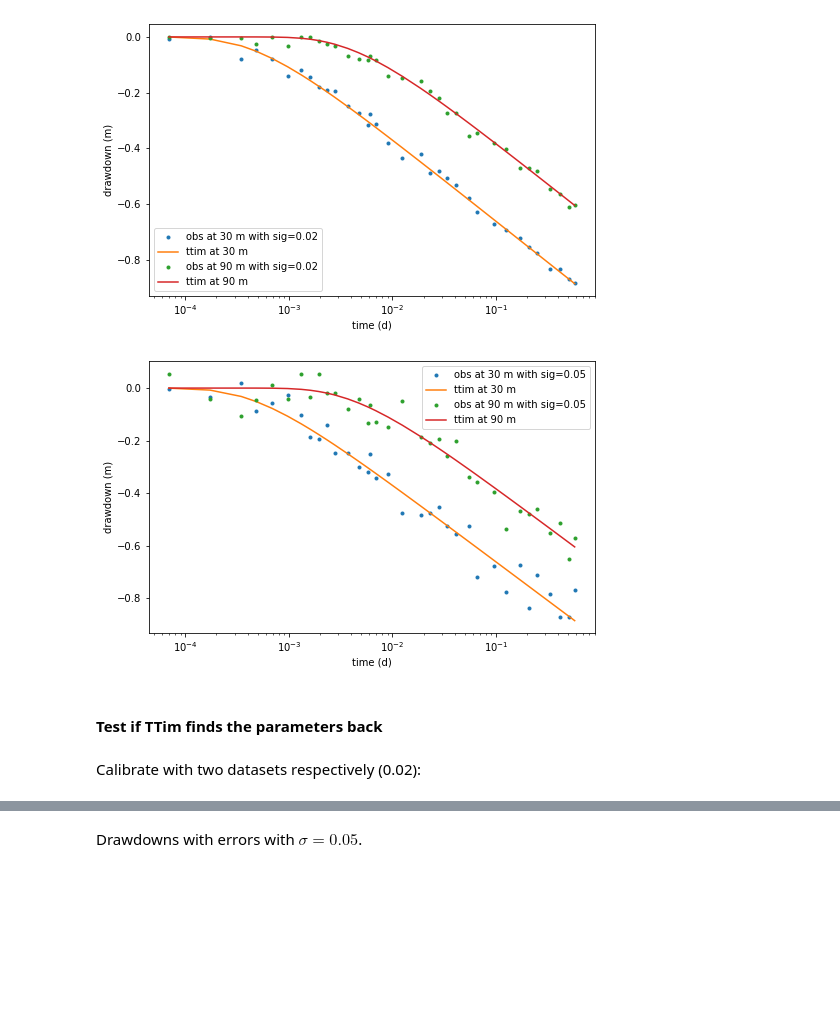
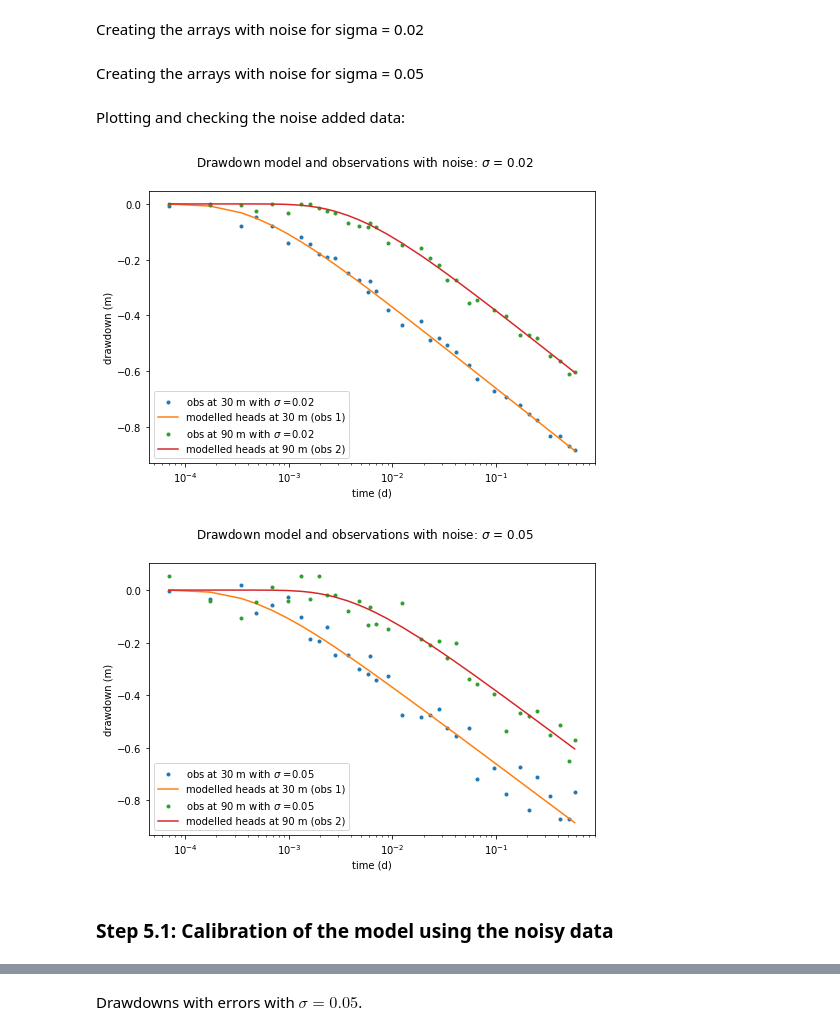
Before and after one commit to mbakker7/ttim, a Jupyter notebook: pumpingtest_benchmarks/0_synthetic_data.ipynb, the cells around one changed output, grey strips where cells are left out. Cells and saved outputs as stored; diff of their text form; code cells hidden in the pictures; blank space fills up the shorter version.

```diff
--- a/pumpingtest_benchmarks/0_synthetic_data.ipynb
+++ b/pumpingtest_benchmarks/0_synthetic_data.ipynb
@@ -32,0 +58,7 @@ Add noises:
+# %%
+ml = ModelMaq(kaq= k, # Hydraulic Conductivity of the aquifer
+              z =[-18, -25], # Top and bottom dimensions of the aquifer layer. The leaky aquitard can have 0 thickness
+              Saq=1e-4, # Specific storage of the aquifers
+              tmin=1e-5, #the minimum time for which heads can be computed after any change in boundary condition.
+              tmax=1, # The maximum time for which heads will be computed
+             )
@@ -32,0 +78,7 @@ Add noises:
+# %%
+# To compute the heads at the specified time intervals and location, we use the 'head' method
+h1 = ml.head(x = d1, # location of observation well 1
+             y = 0,
+             t = t, # Time array that the heads will be returned for
+            )
+h2 = ml.head(d2, 0, t) #Computing heads at distance d2, and time array t for observation well 2
@@ -36,2 +111,4 @@ np.savetxt('data/syn_90_0.0.txt', h2[0])
 #print(h2[0])
+# %% [markdown]
+Creating the arrays with noise for sigma = 0.02
 # %%
@@ -40,35 +117,41 @@ he12 = h1[0] - np.random.randn(len(t)) * 0.02
 he22 = h2[0] - np.random.randn(len(t)) * 0.02
 np.savetxt('data/syn_p30_0.02.txt', he12)
 np.savetxt('data/syn_p90_0.02.txt', he22)
+# %% [markdown]
+Creating the arrays with noise for sigma = 0.05
 # %%
 np.random.seed(4)
 he15 = h1[0] - np.random.randn(len(t)) * 0.05
 he25 = h2[0] - np.random.randn(len(t)) * 0.05
 np.savetxt('data/syn_p30_0.05.txt', he15)
 np.savetxt('data/syn_p90_0.05.txt', he25)
+# %% [markdown]
+Plotting and checking the noise added data:
 # %%
-plt.figure(figsize=(8, 5))
-plt.semilogx(t, he12, '.', label='obs at 30 m with sig=0.02')
-plt.semilogx(t, h1[0], label='ttim at 30 m')
-plt.semilogx(t, he22, '.', label='obs at 90 m with sig=0.02')
-plt.semilogx(t, h2[0], label='ttim at 90 m')
+fig = plt.figure(figsize=(8, 5))
+plt.semilogx(t, he12, '.', label='obs at 30 m with $\sigma$ =0.02')
+plt.semilogx(t, h1[0], label='modelled heads at 30 m (obs 1)')
+plt.semilogx(t, he22, '.', label='obs at 90 m with $\sigma$ =0.02')
+plt.semilogx(t, h2[0], label='modelled heads at 90 m (obs 2)')
 plt.legend()
 plt.xlabel('time (d)')
-plt.ylabel('drawdown (m)');
+plt.ylabel('drawdown (m)')
+fig.suptitle("Drawdown model and observations with noise: $\sigma$ = 0.02")
+plt.show()
 # %% [output]
-[figure, old version]
+[figure, new version]
 # %%
-plt.figure(figsize=(8, 5))
-plt.semilogx(t, he15, '.', label='obs at 30 m with sig=0.05')
-plt.semilogx(t, h1[0], label='ttim at 30 m')
-plt.semilogx(t, he25, '.', label='obs at 90 m with sig=0.05')
-plt.semilogx(t, h2[0], label='ttim at 90 m')
+fig = plt.figure(figsize=(8, 5))
+plt.semilogx(t, he15, '.', label='obs at 30 m with $\sigma$ =0.05')
+plt.semilogx(t, h1[0], label='modelled heads at 30 m (obs 1)')
+plt.semilogx(t, he25, '.', label='obs at 90 m with $\sigma$ =0.05')
+plt.semilogx(t, h2[0], label='modelled heads at 90 m (obs 2)')
 plt.legend()
 plt.xlabel('time (d)')
-plt.ylabel('drawdown (m)');
+plt.ylabel('drawdown (m)')
+fig.suptitle("Drawdown model and observations with noise: $\sigma$ = 0.05")
+plt.show()
 # %% [output]
-[figure, old version]
+[figure, new version]
-# %% [markdown]
-#### Test if TTim finds the parameters back
-# %% [markdown]
-Calibrate with two datasets respectively (0.02):
+# %% [markdown]
+### Step 5.1: Calibration of the model using the noisy data
```
Also changed, not shown: parts of 55 cells of this notebook, 41 other files.
